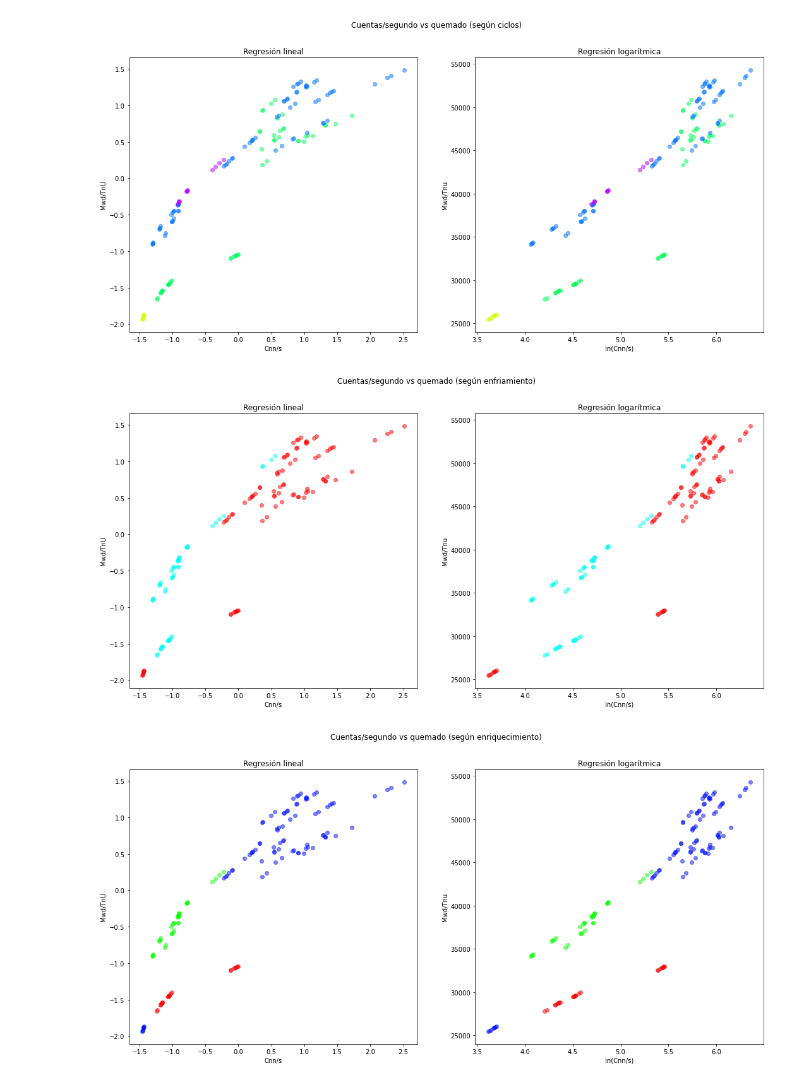
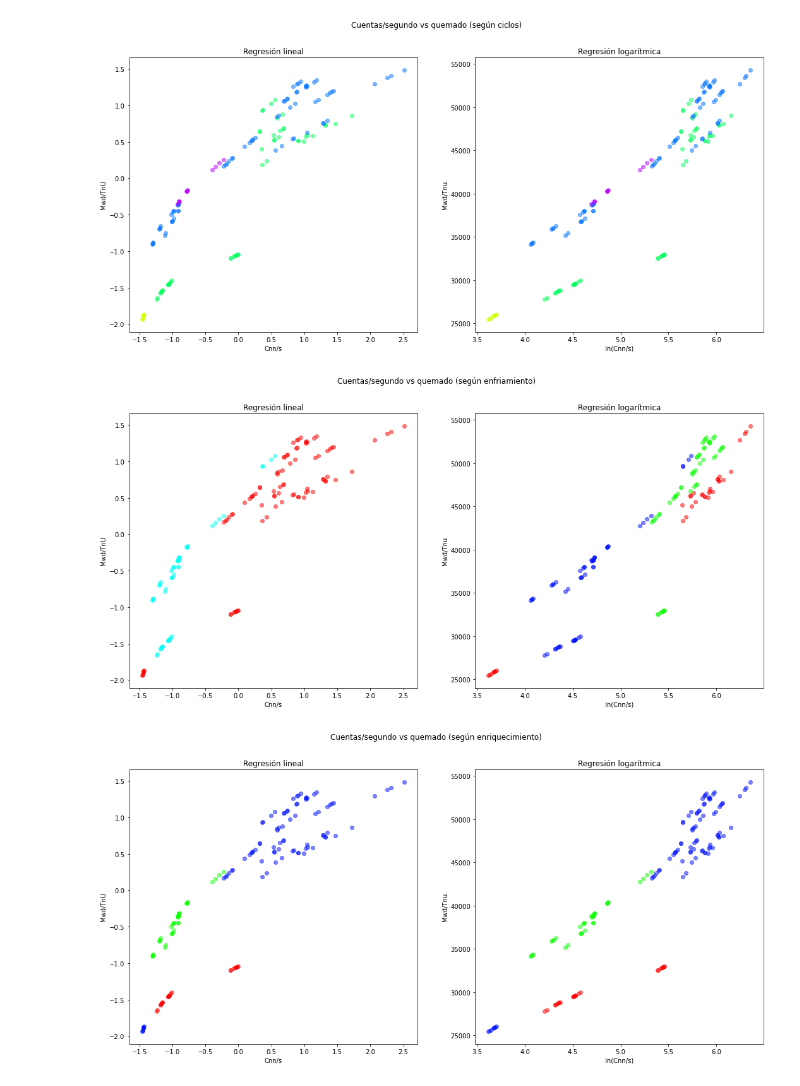
Before and after one commit to jarok03/PracticaUAM, a Jupyter notebook: CalculoQuemadoRev1.ipynb, the cells around one changed output. Drawn from its saved outputs; the diff is of its cells as text; code cells hidden in the pictures.

```diff
--- a/CalculoQuemadoRev1.ipynb
+++ b/CalculoQuemadoRev1.ipynb
@@ -129,12 +128,22 @@ plt.close()
 # %%
 # Discretizo para visualizar después los datos según rangos de estas variables.
-# Elijo el número de intervalos según las modas en la distribución.
-enfriDis = KBinsDiscretizer(n_bins=2, encode='ordinal', strategy='kmeans').fit_transform(df[['Enf(mes)']])
-enriqDis = KBinsDiscretizer(n_bins=3, encode='ordinal', strategy='kmeans').fit_transform(df[['Enr(%)']])
+# Elijo el número de intervalos según las modas en las distribuciones.
+enfriDis = KBinsDiscretizer(n_bins=2, encode='ordinal', strategy='kmeans').fit_transform(data[['Enf(mes)']])
+enriqDis = KBinsDiscretizer(n_bins=3, encode='ordinal', strategy='kmeans').fit_transform(data[['Enr(%)']])
 
 # Añado las variables discretas al dataframe
 data['Ciclos_D'] = df['Ciclos'].astype(float)
 data['Enf(mes)_D'] = enfriDis
 data['Enr(%)_D'] = enriqDis
 
-data.head()
+# Lo mismo para el data frame logarítmico
+enfriDisL = KBinsDiscretizer(n_bins=3, encode='ordinal', strategy='kmeans').fit_transform(dataL[['Enf(mes)']])
+enriqDisL = KBinsDiscretizer(n_bins=3, encode='ordinal', strategy='kmeans').fit_transform(dataL[['Enr(%)']])
+
+dataL['Ciclos_D'] = df['Ciclos'].astype(float)
+dataL['Enf(mes)_D'] = enfriDisL
+dataL['Enr(%)_D'] = enriqDisL
+
+
+# data.head()
+# dataL.head()
@@ -320,14 +327,18 @@ cmap = matplotlib.cm.get_cmap('hsv')
 
 fig,ax = plt.subplots(1, 2, figsize=(18,8))
 colores = int(np.amax(data['Ciclos_D'].values)+1)
+coloresL = int(np.amax(dataL['Ciclos_D'].values)+1)
 
 for i in range(colores):
     indep = data['Cnn/s'].loc[data['Ciclos_D']==i].values
     dep = data['Mwd/TnU'].loc[data['Ciclos_D']==i].values
-    indepL = dataL['Cnn/s'].loc[data['Ciclos_D']==i].values
-    depL = dataL['Mwd/TnU'].loc[data['Ciclos_D']==i].values
     ax[0].plot(indep,dep, 'o', alpha=0.5, c=cmap(i/colores))
-    ax[1].plot(indepL,depL, 'o', alpha=0.5, c=cmap(i/colores))
+
+for i in range(coloresL):
+    indepL = dataL['Cnn/s'].loc[dataL['Ciclos_D']==i].values
+    depL = dataL['Mwd/TnU'].loc[dataL['Ciclos_D']==i].values
+    ax[1].plot(indepL,depL, 'o', alpha=0.5, c=cmap(i/coloresL))
+
 
 ax[0].set_title('Regresión lineal')
 ax[0].set_xlabel('Cnn/s')
@@ -346,29 +357,33 @@ plt.close()
 # %%
 fig,ax = plt.subplots(1, 2, figsize=(18,8))
 colores = int(np.amax(data['Enf(mes)_D'].values)+1)
+coloresL = int(np.amax(dataL['Enf(mes)_D'].values)+1)
 
 for i in range(colores):
     indep = data['Cnn/s'].loc[data['Enf(mes)_D']==i].values
     dep = data['Mwd/TnU'].loc[data['Enf(mes)_D']==i].values
-    indepL = dataL['Cnn/s'].loc[data['Enf(mes)_D']==i].values
-    depL = dataL['Mwd/TnU'].loc[data['Enf(mes)_D']==i].values
     ax[0].plot(indep,dep, 'o', alpha=0.5, c=cmap(i/colores))
-    ax[1].plot(indepL,depL, 'o', alpha=0.5, c=cmap(i/colores))
+
+for i in range(coloresL):
+    indepL = dataL['Cnn/s'].loc[dataL['Enf(mes)_D']==i].values
+    depL = dataL['Mwd/TnU'].loc[dataL['Enf(mes)_D']==i].values
+    ax[1].plot(indepL,depL, 'o', alpha=0.5, c=cmap(i/coloresL))
+
 
 ax[0].set_title('Regresión lineal')
 ax[0].set_xlabel('Cnn/s')
 ax[0].set_ylabel('Mwd/TnU')
 
 ax[1].set_title('Regresión logarítmica')
 ax[1].set_xlabel('ln(Cnn/s)')
 ax[1].set_ylabel('Mwd/Tnu')
 
 fig.suptitle('Cuentas/segundo vs quemado (según enfriamiento)')
 
 plt.show()
 plt.close()
 # %% [output]
-[figure, old version]
+[figure, new version]
 # %%
 fig,ax = plt.subplots(1, 2, figsize=(18,8))
 colores = int(np.amax(data['Enr(%)_D'].values)+1)
```
Also changed, not shown: parts of 31 cells of this notebook.
